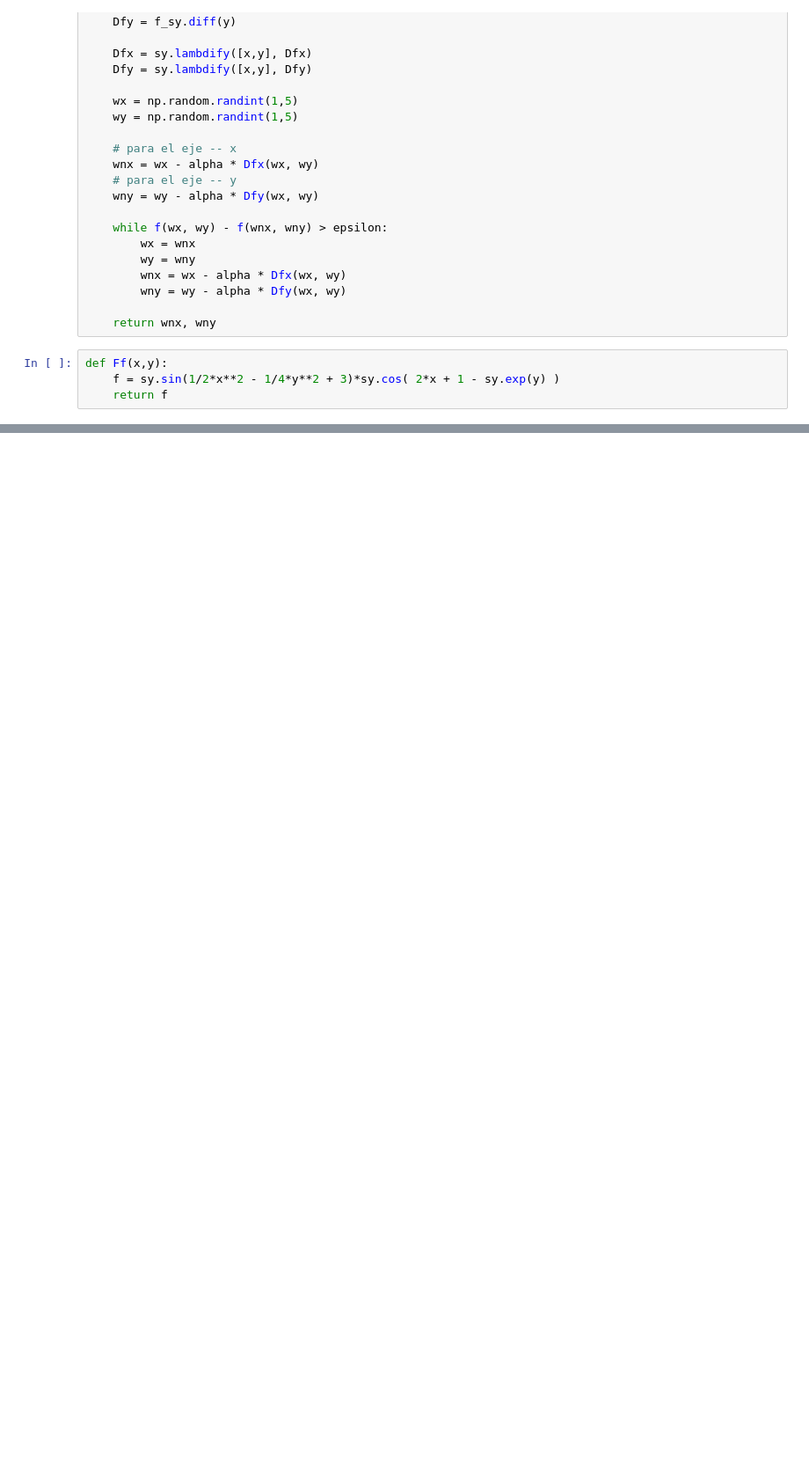
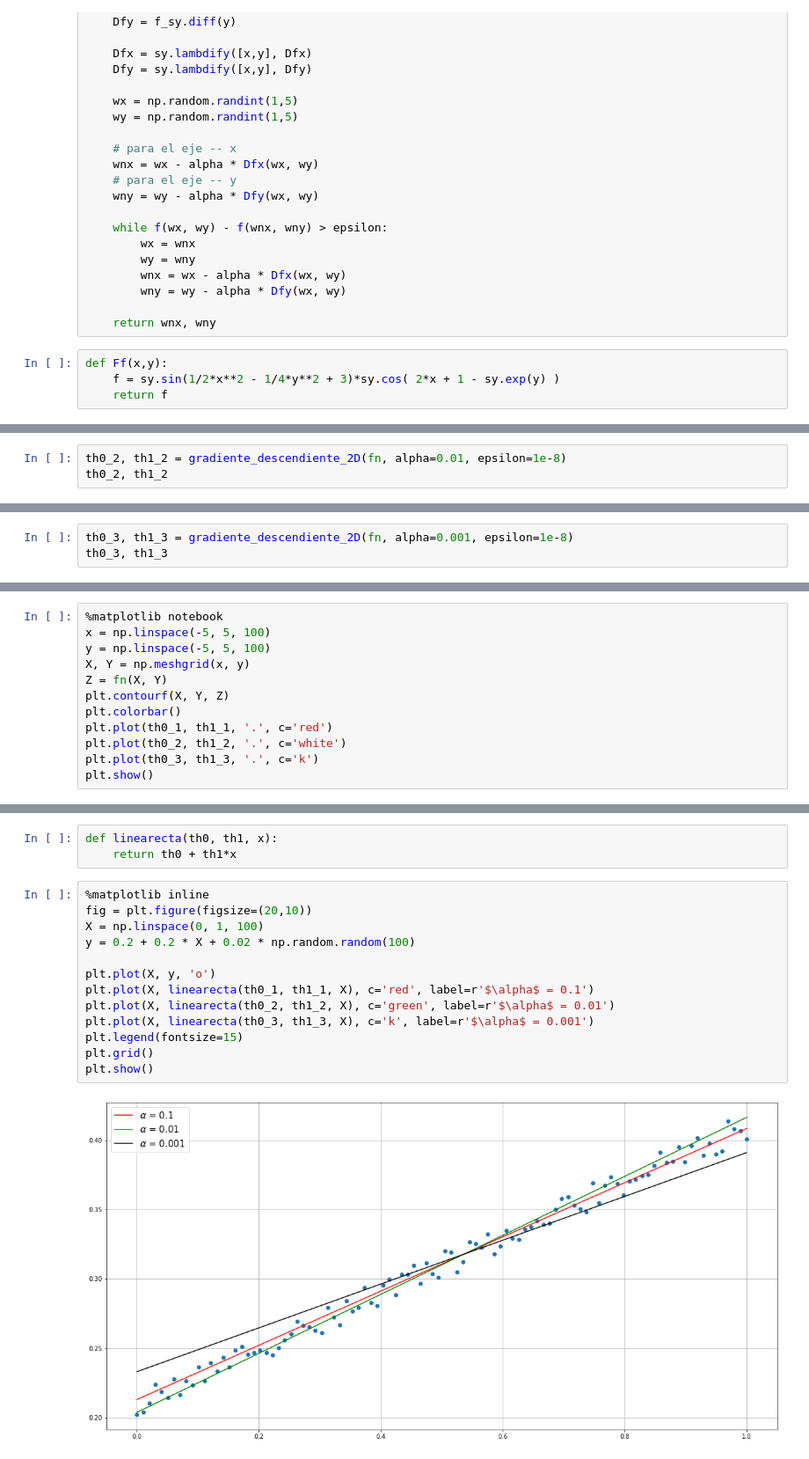
Before and after one commit to hernansalinas/Curso_aprendizaje_estadistico, a Jupyter notebook: Tareas/Camacho/Laboratorio_03.ipynb, the cells around one changed output, grey strips where cells are left out. Shown at 88% size. Cells and saved outputs as stored; diff of their text form; blank space fills up the shorter version.

```diff
--- a/Tareas/Camacho/Laboratorio_03.ipynb
+++ b/Tareas/Camacho/Laboratorio_03.ipynb
@@ -310,0 +359,3 @@ y = 0.2 + 0.2 * X + 0.02 * np.random.random(100)
+# %%
+th0_2, th1_2 = gradiente_descendiente_2D(fn, alpha=0.01, epsilon=1e-8)
+th0_2, th1_2
@@ -310,0 +364,3 @@ y = 0.2 + 0.2 * X + 0.02 * np.random.random(100)
+# %%
+th0_3, th1_3 = gradiente_descendiente_2D(fn, alpha=0.001, epsilon=1e-8)
+th0_3, th1_3
@@ -310,0 +369,12 @@ y = 0.2 + 0.2 * X + 0.02 * np.random.random(100)
+# %%
+%matplotlib notebook
+x = np.linspace(-5, 5, 100)
+y = np.linspace(-5, 5, 100)
+X, Y = np.meshgrid(x, y)
+Z = fn(X, Y)
+plt.contourf(X, Y, Z)
+plt.colorbar()
+plt.plot(th0_1, th1_1, '.', c='red')
+plt.plot(th0_2, th1_2, '.', c='white')
+plt.plot(th0_3, th1_3, '.', c='k')
+plt.show()
@@ -310,0 +384,18 @@ y = 0.2 + 0.2 * X + 0.02 * np.random.random(100)
+# %%
+def linearecta(th0, th1, x):
+    return th0 + th1*x
+# %%
+%matplotlib inline
+fig = plt.figure(figsize=(20,10))
+X = np.linspace(0, 1, 100)
+y = 0.2 + 0.2 * X + 0.02 * np.random.random(100)
+
+plt.plot(X, y, 'o')
+plt.plot(X, linearecta(th0_1, th1_1, X), c='red', label=r'$\alpha$ = 0.1')
+plt.plot(X, linearecta(th0_2, th1_2, X), c='green', label=r'$\alpha$ = 0.01')
+plt.plot(X, linearecta(th0_3, th1_3, X), c='k', label=r'$\alpha$ = 0.001')
+plt.legend(fontsize=15)
+plt.grid()
+plt.show()
+# %% [output]
+[figure, added]
```
Also changed, not shown: parts of 21 cells of this notebook.
